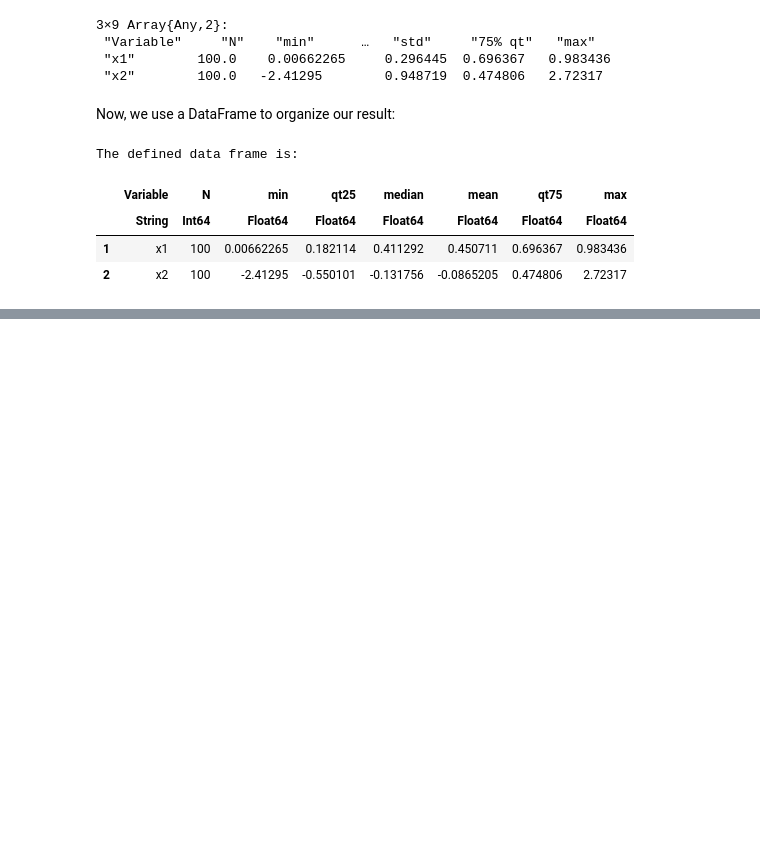
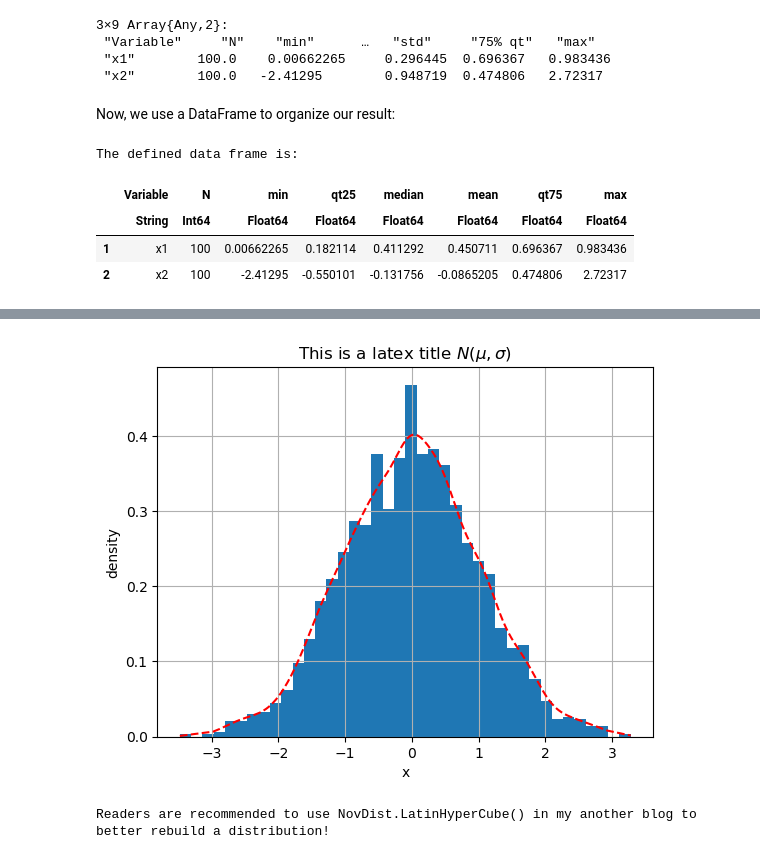
Before and after one commit to Clpr/Clpr.github.io, a Jupyter notebook: pages/blogs/190424_StatsInJulia.ipynb, the cells around one changed output, grey strips where cells are left out. Drawn from its saved outputs; the diff is of its cells as text; code cells hidden in the pictures; blank space fills up the shorter version.

Commit message:
update stats in julia
1. finish section 4 about distributions; begin to write section 5 about sampling

```diff
--- a/pages/blogs/190424_StatsInJulia.ipynb
+++ b/pages/blogs/190424_StatsInJulia.ipynb
@@ -229,0 +260,13 @@ The defined data frame is:
+# %%
+x = randn(2000) # sample data, a vector
+kde_x = KernelDensity.kde(x) # univariate kernel estimation, default settings
+
+figure()
+    hist(x, 40, density = true); # 40 specifies how many sections to use, density = true displays density rather than frequency
+    plot(sort(x),KernelDensity.pdf(kde_x,sort(x)),"--r") # sort x then use KernelDensity.pdf() to get the interpolated pdf value at x points
+    # NOTE: sort x because plot() connect points according to their position in x
+    xlabel("x"); ylabel("density"); grid(true);
+    title(L"This is a latex title $N(\mu,\sigma)$");  # this is how to use latex string in PyPlot: L"string"
+# %% [output]
+[figure, added]
+Readers are recommended to use NovDist.LatinHyperCube() in my another blog to better rebuild a distribution!
```
Also changed, not shown: parts of 48 cells of this notebook, 2 other files.
